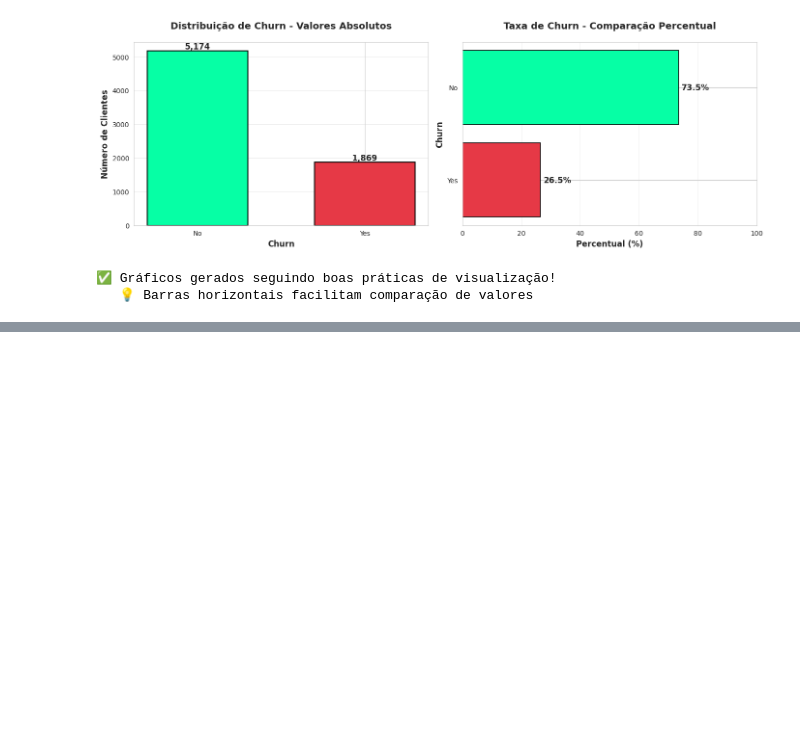
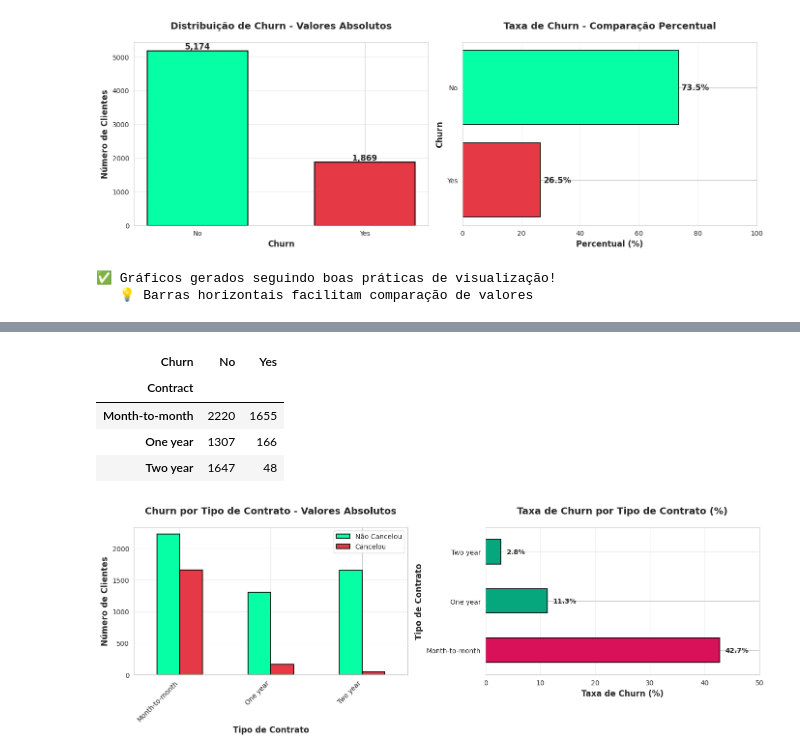
Before and after one commit to thedrads/telecomx-churn-analysis, a Jupyter notebook: analise_churn_telecom.ipynb, the cells around one changed output, grey strips where cells are left out. Saved outputs shown, nothing was run; the diff lists cells and outputs as text; code cells hidden in the pictures; blank space fills up the shorter version.

```diff
--- a/analise_churn_telecom.ipynb
+++ b/analise_churn_telecom.ipynb
@@ -1724,0 +2171,74 @@ Name: count, dtype: int64
+# %%
+# ====================================================================
+# 📄 ANÁLISE: CHURN POR TIPO DE CONTRATO
+# ====================================================================
+
+print("="*60)
+print("📄 ANÁLISE: CHURN POR TIPO DE CONTRATO")
+print("="*60)
+
+# Crosstab
+churn_contract = pd.crosstab(df_clean['Contract'], df_clean['Churn'], normalize='index') * 100
+
+print("\n📊 Taxa de Churn por Tipo de Contrato (%):")
+display(churn_contract.round(2))
+
+# Contagem absoluta
+churn_contract_abs = pd.crosstab(df_clean['Contract'], df_clean['Churn'])
+print("\n📊 Contagem absoluta:")
+display(churn_contract_abs)
+
+# ====================================================================
+# 📊 VISUALIZAÇÃO: CHURN POR CONTRATO
+# ====================================================================
+
+fig, axes = plt.subplots(1, 2, figsize=(14, 5))
+
+# Subplot 1: Barras agrupadas
+ax1 = axes[0]
+churn_contract_abs.plot(kind='bar', ax=ax1, color=[COLORS['churn_no'], COLORS['churn_yes']],
+                         edgecolor='black', linewidth=1.2)
+ax1.set_xlabel('Tipo de Contrato', fontsize=12, fontweight='bold')
+ax1.set_ylabel('Número de Clientes', fontsize=12, fontweight='bold')
+ax1.set_title('Churn por Tipo de Contrato - Valores Absolutos',
+              fontsize=14, fontweight='bold', pad=20)
+ax1.legend(['Não Cancelou', 'Cancelou'], loc='upper right')
+ax1.set_xticklabels(ax1.get_xticklabels(), rotation=45, ha='right')
+ax1.grid(axis='y', alpha=0.3)
+
+# Subplot 2: Barras horizontais
+ax2 = axes[1]
+churn_contract_sorted = churn_contract['Yes'].sort_values(ascending=False)
+colors_bars = [COLORS['danger'] if x > 35 else COLORS['warning'] if x > 15 else COLORS['success']
+               for x in churn_contract_sorted.values]
+
+churn_contract_sorted.plot(kind='barh', ax=ax2, color=colors_bars,
+                            edgecolor='black', linewidth=1.2)
+ax2.set_xlabel('Taxa de Churn (%)', fontsize=12, fontweight='bold')
+ax2.set_ylabel('Tipo de Contrato', fontsize=12, fontweight='bold')
+ax2.set_title('Taxa de Churn por Tipo de Contrato (%)',
+              fontsize=14, fontweight='bold', pad=20)
+ax2.set_xlim(0, 50)
+ax2.grid(axis='x', alpha=0.3)
+
+# Adicionar valores
+for i, v in enumerate(churn_contract_sorted.values):
+    ax2.text(v + 1, i, f'{v:.1f}%', va='center', fontweight='bold')
+
+plt.tight_layout()
+plt.show()
+
+# Análise textual
+print("\n💡 INSIGHT CRÍTICO:")
+print(f"\n   Taxa de Churn por Contrato:")
+for contract_type in churn_contract_sorted.index:
+    taxa = churn_contract_sorted[contract_type]
+    print(f"      • {contract_type}: {taxa:.1f}%")
+
+print(f"\n   🔴 ALERTA MÁXIMO:")
+print(f"      Contratos 'Month-to-month' têm taxa de churn MUITO SUPERIOR!")
+print(f"      ➡️ Ação: Campanha agressiva de migração para contratos anuais")
+print(f"      ➡️ Incentivo: Descontos de 10-15% para contratos de 1-2 anos")
+
+print("="*60)
+# %% [output]
@@ -1724,0 +2256,6 @@ Name: count, dtype: int64
+| Churn | No | Yes |
+| Contract |  |  |
+| Month-to-month | 2220 | 1655 |
+| One year | 1307 | 166 |
+| Two year | 1647 | 48 |
+[figure, added]
```
Also changed, not shown: parts of 10 cells of this notebook.
